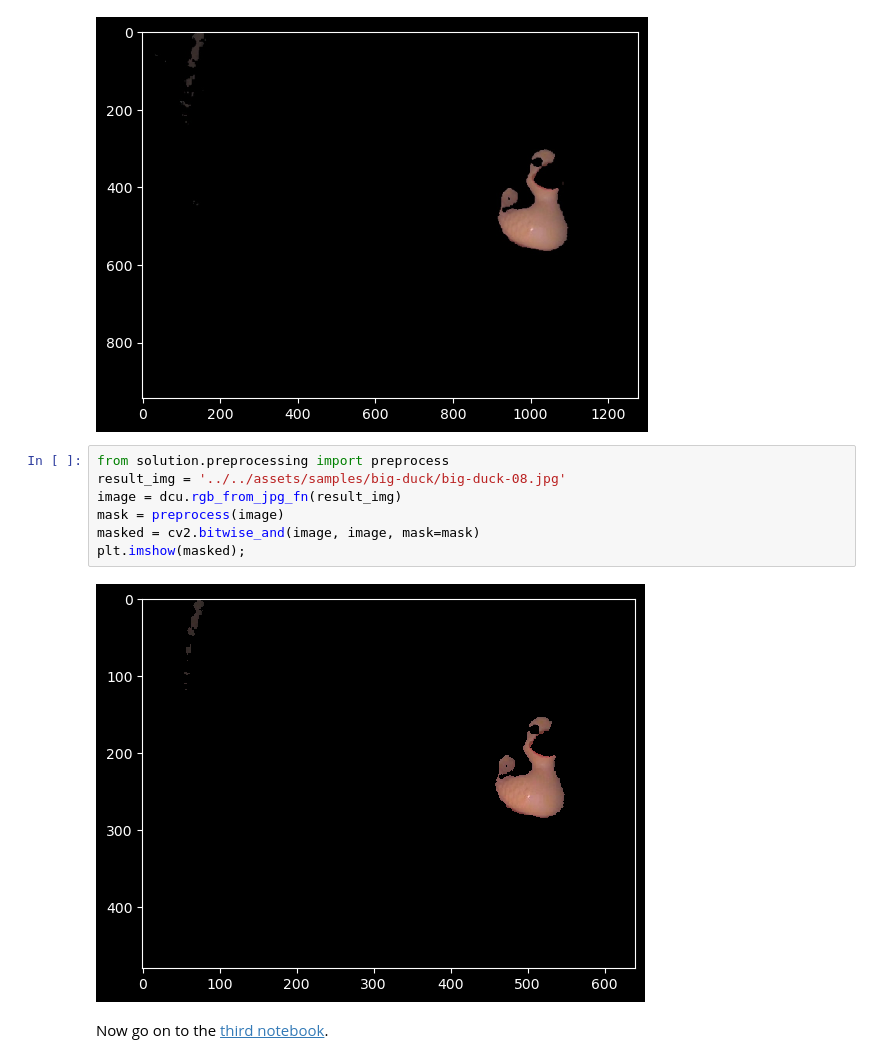
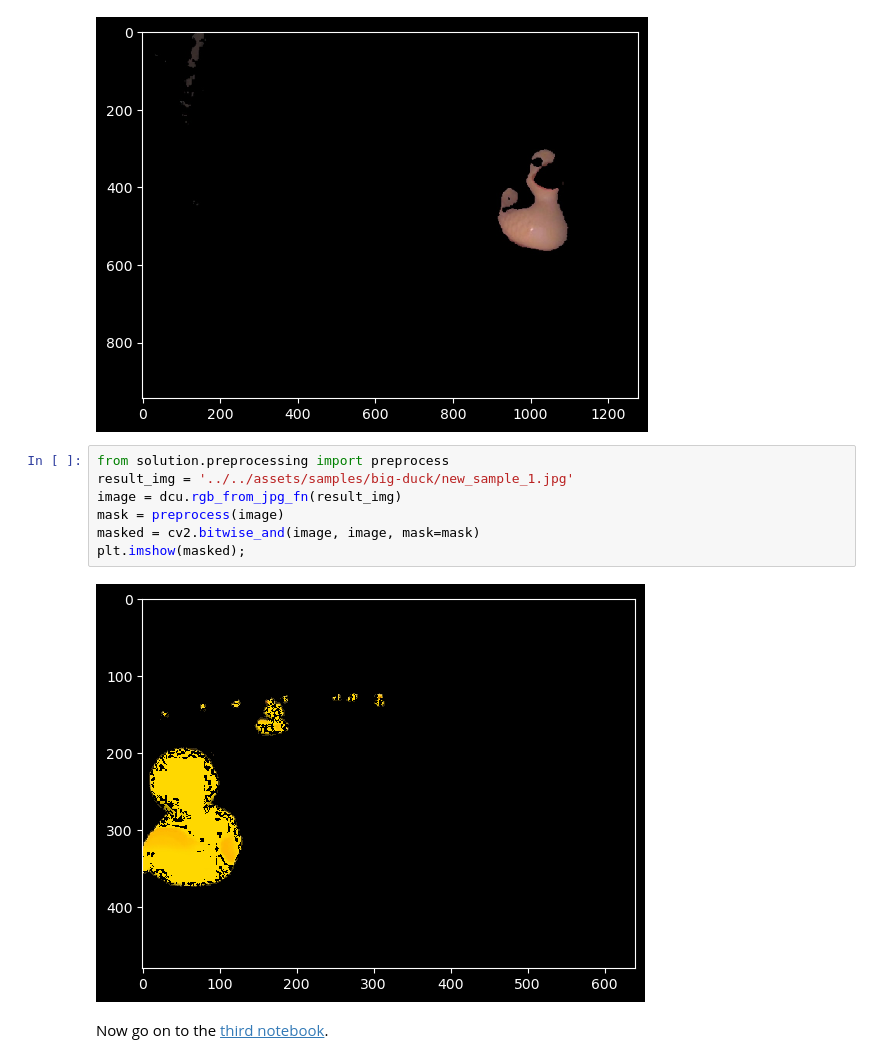
Before and after one commit to sharov-am/duckietown-lx, a Jupyter notebook: braitenberg/notebooks/02-Image-Filtering/braitenberg02.ipynb, the cells around one changed output. Cells and saved outputs as stored; diff of their text form.

```diff
--- a/braitenberg/notebooks/02-Image-Filtering/braitenberg02.ipynb
+++ b/braitenberg/notebooks/02-Image-Filtering/braitenberg02.ipynb
@@ -119,12 +119,12 @@ plt.imshow(result);
 [figure]
 # %%
 from solution.preprocessing import preprocess
-result_img = '../../assets/samples/big-duck/big-duck-08.jpg'
+result_img = '../../assets/samples/big-duck/new_sample_1.jpg'
 image = dcu.rgb_from_jpg_fn(result_img)
 mask = preprocess(image)
 masked = cv2.bitwise_and(image, image, mask=mask)
 plt.imshow(masked);
 # %% [output]
-[figure, old version]
+[figure, new version]
 # %% [markdown]
 Now go on to the [third notebook](../03-Braitenberg/braitenberg03.ipynb).
```
Also changed, not shown: 18 other files.
